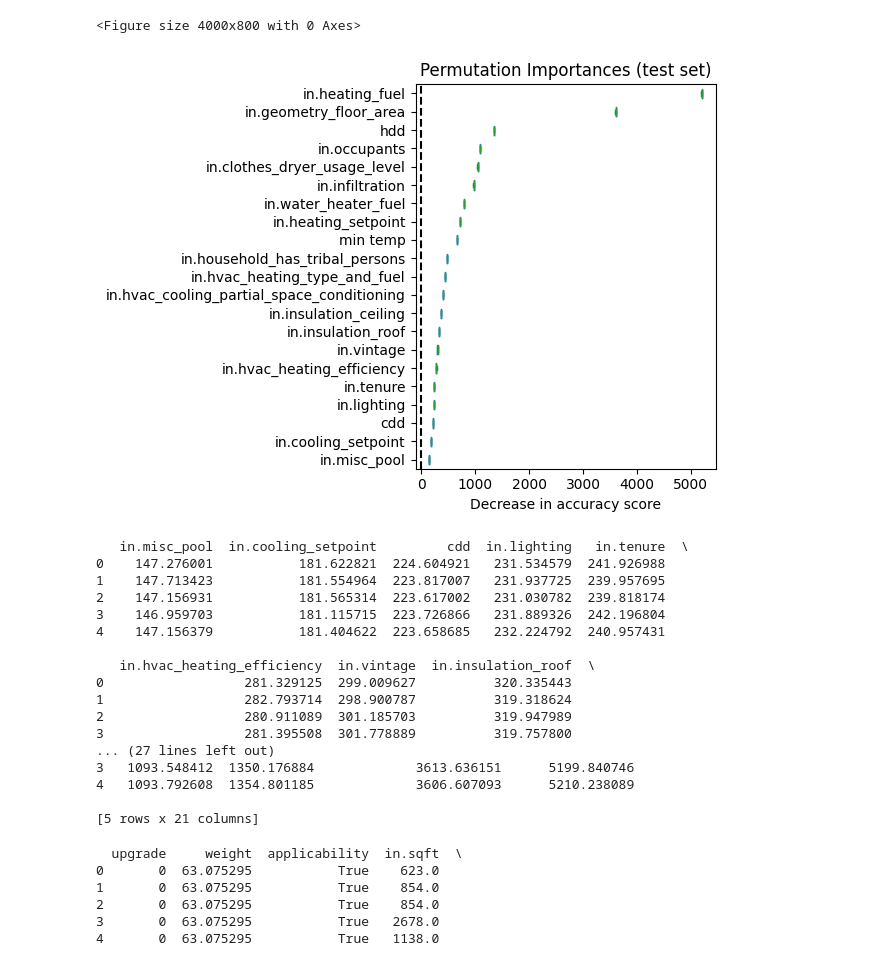
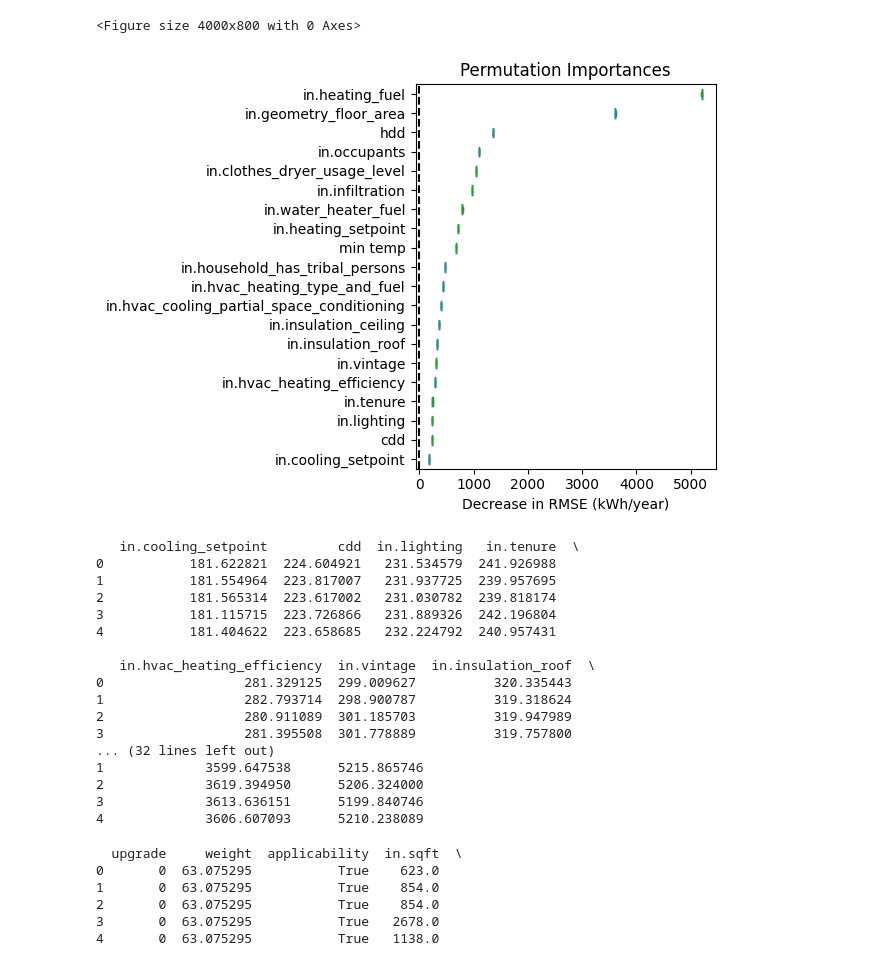
Before and after one commit to CaseyMOwen/MSDSCapstone, a Jupyter notebook: Scripts/analysis.ipynb, the cells around one changed output. Cells and saved outputs as stored; diff of their text form; code cells hidden in the pictures.

```diff
--- a/Scripts/analysis.ipynb
+++ b/Scripts/analysis.ipynb
@@ -69,49 +54,67 @@ pipeline.named_steps
+# %%
+import pickle
+import pandas as pd
+# import processingfuncs as pf
+import pipelineclasses as pc
+from sklearn.inspection import permutation_importance
+import xgboost as xgb
+from sklearn.pipeline import Pipeline
+
+
+df = pd.read_parquet('2024_1_first_500.parquet')
+in_cols = [col for col in df.columns if col.startswith('in')]
+out_cols = [col for col in df.columns if col.startswith('out')]
+df['out.electricity.total.energy_consumption.kwh'] = df['out.electricity.total.energy_consumption.kwh'].clip(0,None)
+
+X, y = df[in_cols], df['out.electricity.total.energy_consumption.kwh']
+X = pc.Preprocessing().transform(X)
+X = pc.AddWeatherData().transform(X)
 # %%
 import pandas as pd
 import matplotlib.pyplot as plt
 import pickle
 
-with open('Jobs/2024-08-10_importance/importance_result.pkl', 'rb') as f:
+with open('../Training/Jobs/2024-08-10_importance/importance_result.pkl', 'rb') as f:
         result = pickle.load(f)
 
 
 # for i in range(2):
-sorted_importances_idx = result.importances_mean.argsort()[90:]
+sorted_importances_idx = result.importances_mean.argsort()[91:]
 importances = pd.DataFrame(result.importances[sorted_importances_idx].T, columns=X.columns[sorted_importances_idx])
 plt.figure(figsize=(40,8))
 ax = importances.plot.box(vert=False, whis=10)
-ax.set_title("Permutation Importances (test set)")
+ax.set_title("Permutation Importances")
 ax.axvline(x=0, color="k", linestyle="--")
-ax.set_xlabel("Decrease in accuracy score")
+ax.set_xlabel("Decrease in RMSE (kWh/year)")
 ax.figure.tight_layout()
 plt.show()
 # importance_means = pd.DataFrame(result.importances_mean, columns=X.columns)
 # print(importance_means.T)
 # print(result.importances_mean)
 # plt.savefig('importances.png', bbox_inches='tight', dpi=100)
 print(importances)
 # for r, i in enumerate(result):
 #     print(f'Column: {}')
 # %% [output]
 <Figure size 4000x800 with 0 Axes>
-[figure, old version]
+[figure, new version]
-   in.misc_pool  in.cooling_setpoint         cdd  in.lighting   in.tenure  \
-0    147.276001           181.622821  224.604921   231.534579  241.926988
-1    147.713423           181.554964  223.817007   231.937725  239.957695
-2    147.156931           181.565314  223.617002   231.030782  239.818174
-3    146.959703           181.115715  223.726866   231.889326  242.196804
-4    147.156379           181.404622  223.658685   232.224792  240.957431
+   in.cooling_setpoint         cdd  in.lighting   in.tenure  \
+0           181.622821  224.604921   231.534579  241.926988
+1           181.554964  223.817007   231.937725  239.957695
+2           181.565314  223.617002   231.030782  239.818174
+3           181.115715  223.726866   231.889326  242.196804
+4           181.404622  223.658685   232.224792  240.957431
 
    in.hvac_heating_efficiency  in.vintage  in.insulation_roof  \
 0                  281.329125  299.009627          320.335443
 1                  282.793714  298.900787          319.318624
 2                  280.911089  301.185703          319.947989
 3                  281.395508  301.778889          319.757800
-... (27 lines left out)
-3   1093.548412  1350.176884             3613.636151      5199.840746
-4   1093.792608  1354.801185             3606.607093      5210.238089
-
-[5 rows x 21 columns]
+... (32 lines left out)
+1             3599.647538      5215.865746
+2             3619.394950      5206.324000
+3             3613.636151      5199.840746
+4             3606.607093      5210.238089
 # %%
 from pyathena import connect
 import pandas as pd
```
Also changed, not shown: parts of 1 cell of this notebook, 8 other files.
